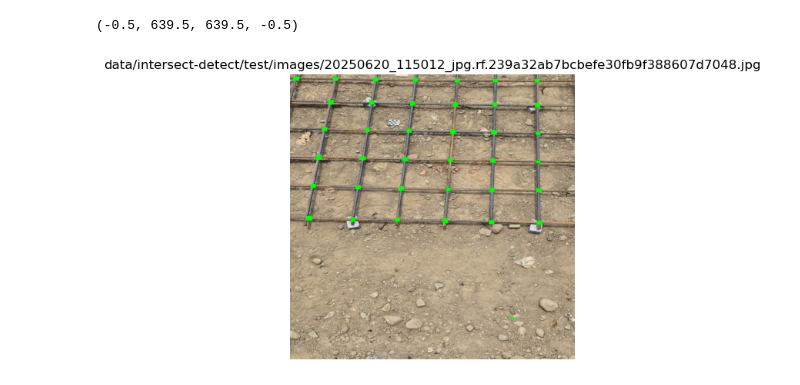
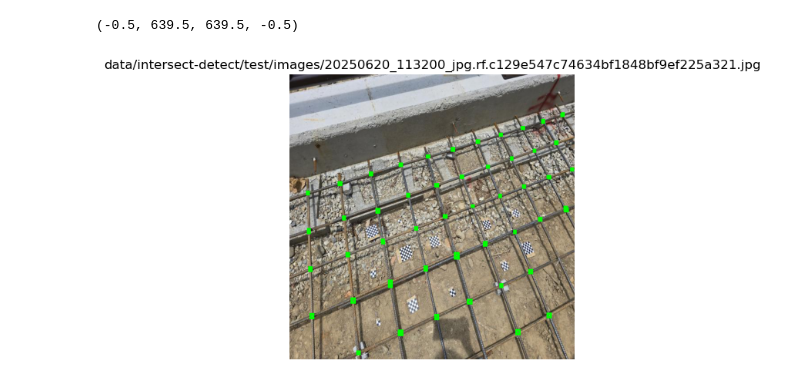
Before and after one commit to HsiaoHungKai/rebar-works, a Jupyter notebook: yolo-intersect-detection/draw_lines.ipynb, the cells around one changed output. Cells and saved outputs as stored; diff of their text form; code cells hidden in the pictures.

```diff
--- a/yolo-intersect-detection/draw_lines.ipynb
+++ b/yolo-intersect-detection/draw_lines.ipynb
@@ -3,21 +4,27 @@ import matplotlib.pyplot as plt
 from PIL import Image, ImageDraw
 from intersect_detection import get_bounding_boxes
 # %%
-image_path = "data/intersect-detect/test/images/20250620_115012_jpg.rf.239a32ab7bcbefe30fb9f388607d7048.jpg"
+# image_path = "data/intersect-detect/test/images/20250620_115012_jpg.rf.239a32ab7bcbefe30fb9f388607d7048.jpg"
+image_path = "data/intersect-detect/test/images/20250620_113200_jpg.rf.c129e547c74634bf1848bf9ef225a321.jpg"
 model_path = "runs/detect/tune/weights/best.pt"
 
 image = Image.open(image_path)
 draw = ImageDraw.Draw(image)
 
 bounding_boxes = get_bounding_boxes(image_path, model_path)
+vertices = []
 for box in bounding_boxes:
+    x_center = (box[0] + box[2]) / 2
+    y_center = (box[1] + box[3]) / 2
+    vertices.append((x_center, y_center))
     draw.rectangle(box, outline="lime", width=5)
+vertices = np.array(vertices)
 
 # Display
 fig = plt.subplot()
 fig.imshow(image)
 fig.set_title(f"{image_path}")
 fig.axis('off')
 # %% [output]
 (-0.5, 639.5, 639.5, -0.5)
-[figure, old version]
+[figure, new version]
```
Also changed, not shown: parts of 2 cells of this notebook.
